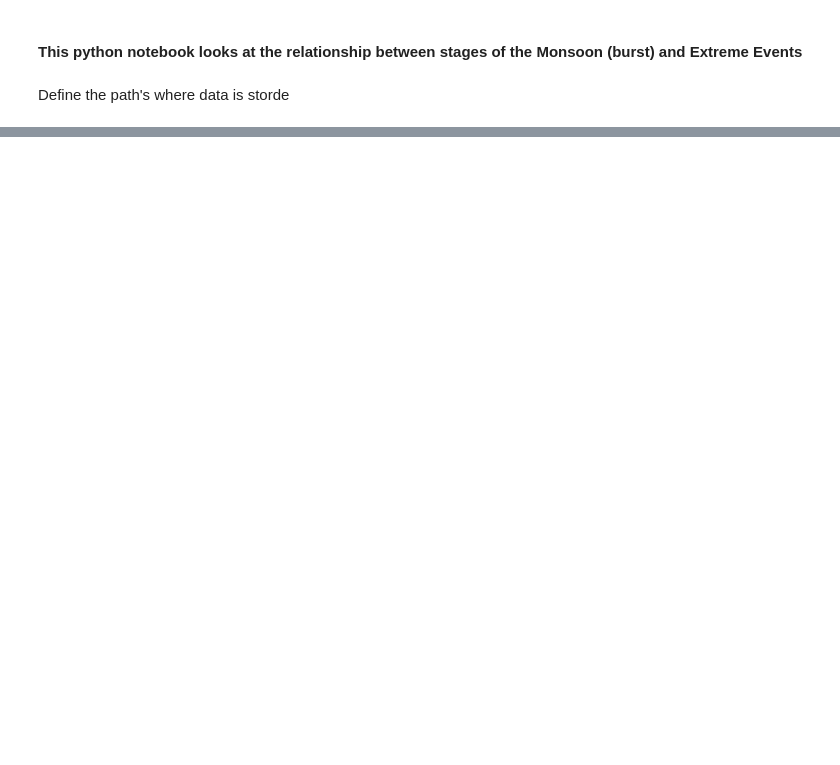
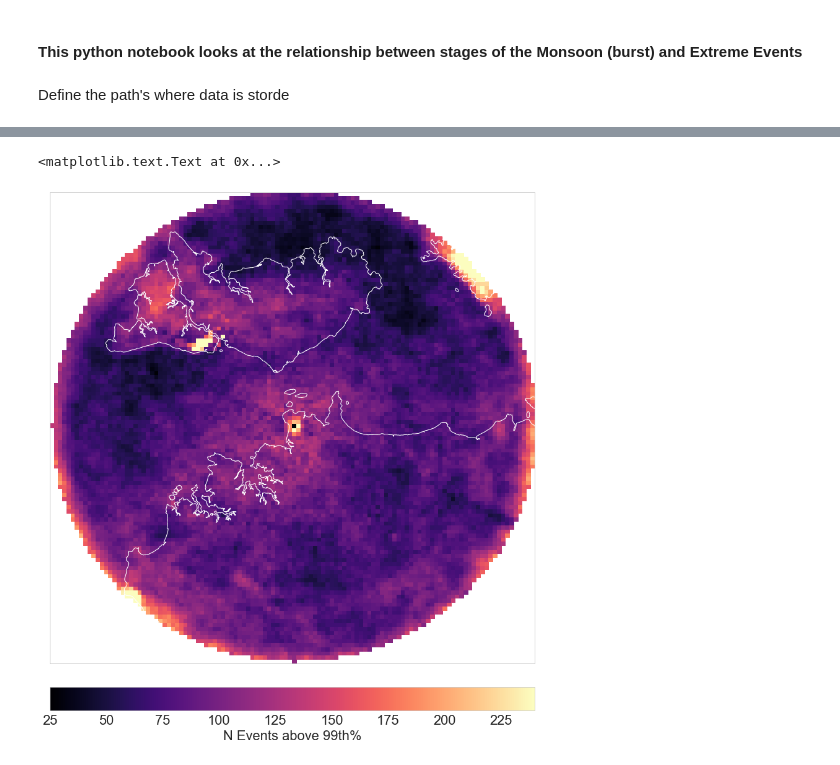
Before and after one commit to antarcticrainforest/RainfallExtremes, a Jupyter notebook: python/MonsoonAndExtremes.ipynb, the cells around one changed output, grey strips where cells are left out. Saved outputs shown, nothing was run; the diff lists cells and outputs as text; code cells hidden in the pictures; blank space fills up the shorter version.

```diff
--- a/python/MonsoonAndExtremes.ipynb
+++ b/python/MonsoonAndExtremes.ipynb
@@ -105,0 +423,16 @@ Coordinates:
+# %%
+ax = fig.add_subplot(111)
+i=0
+mpl.rcParams['figure.figsize'] = [15,15]
+try:
+    im = m.pcolormesh(lon, lat, mask*C[i].filled(0),vmax=maxval[i],cmap=mpl.cm.magma)
+except AttributeError:
+    im = m.pcolormesh(lon, lat, mask*C[i],vmax=maxval[i],cmap=mpl.cm.magma)
+m.drawcoastlines(color='w')
+cbar=m.colorbar(im,location='bottom',pad='5%')
+cbar.set_label(u'N Events above 99th%',size=22)
+cbar.ax.tick_params(labelsize=22)
+ax.set_title('Extremes %s'%names[i])
+# %% [output]
+<matplotlib.text.Text at 0x...>
+[figure, added]
```
Also changed, not shown: parts of 46 cells of this notebook.
